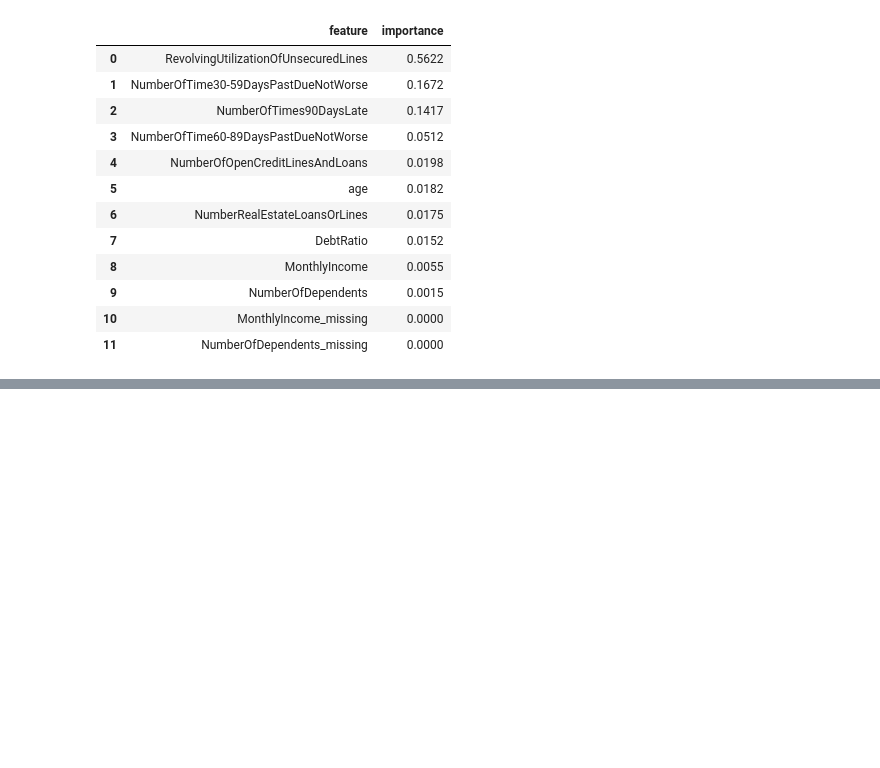
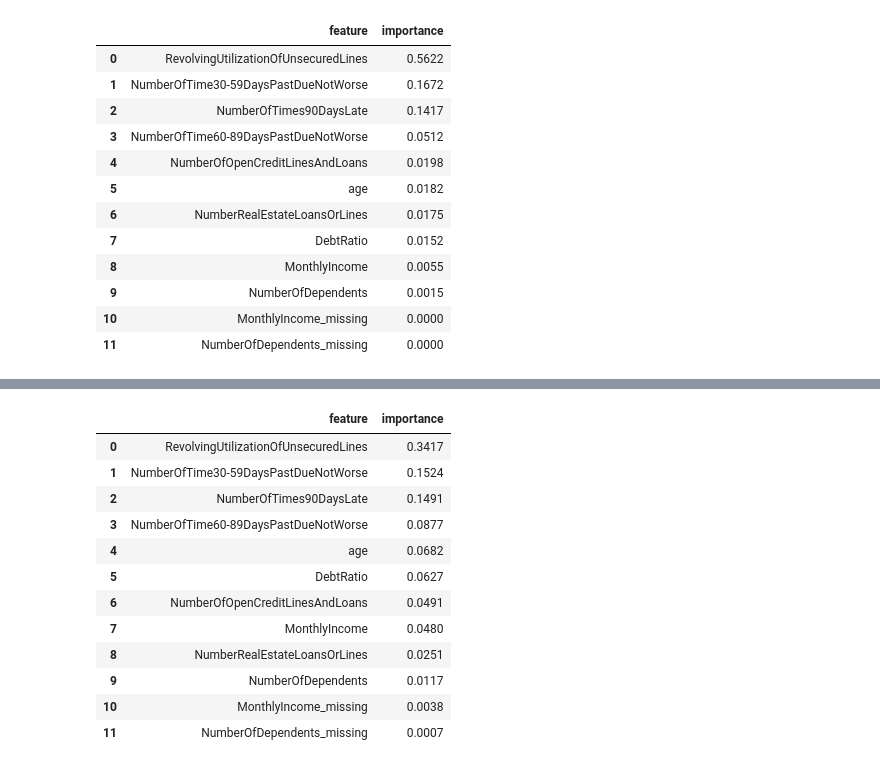
Before and after one commit to stivanpashaliev/credit-risk-assessment, a Jupyter notebook: notebooks/03_modeling.ipynb, the cells around one changed output, grey strips where cells are left out. Cells and saved outputs as stored; diff of their text form; code cells hidden in the pictures; blank space fills up the shorter version.

```diff
--- a/notebooks/03_modeling.ipynb
+++ b/notebooks/03_modeling.ipynb
@@ -424,0 +478,27 @@ dt_importance
+# %%
+rf_param_dist = {
+    "n_estimators": [200, 300, 400],
+    "max_depth": [6, 10, 14, None],
+    "max_features": ["sqrt", "log2", 0.3],
+    "min_samples_leaf": randint(1, 30),
+}
+
+rf_search = RandomizedSearchCV(
+    RandomForestClassifier(
+        class_weight="balanced_subsample",
+        n_jobs=-1, random_state=RANDOM_STATE,
+    ),
+    rf_param_dist,
+    n_iter=15,
+    scoring="roc_auc", cv=cv, n_jobs=-1,
+    random_state=RANDOM_STATE, refit=True,
+)
+rf_search.fit(X_train, y_train)
+
+best_rf = rf_search.best_estimator_
+cv_results["RandomForest (tuned)"] = (
+    rf_search.best_score_,
+    rf_search.cv_results_["std_test_score"][rf_search.best_index_],
+)
+print("Best params:", rf_search.best_params_)
+print(f"Best CV ROC-AUC: {rf_search.best_score_:.4f}")
@@ -424,0 +520,24 @@ dt_importance
+# %%
+rf_importance = (
+    pd.DataFrame({
+        "feature": X_train.columns,
+        "importance": best_rf.feature_importances_,
+    })
+    .sort_values("importance", ascending=False)
+    .reset_index(drop=True)
+)
+rf_importance
+# %% [output]
+|  | feature | importance |
+| 0 | RevolvingUtilizationOfUnsecuredLines | 0.3417 |
+| 1 | NumberOfTime30-59DaysPastDueNotWorse | 0.1524 |
+| 2 | NumberOfTimes90DaysLate | 0.1491 |
+| 3 | NumberOfTime60-89DaysPastDueNotWorse | 0.0877 |
+| 4 | age | 0.0682 |
+| 5 | DebtRatio | 0.0627 |
+| 6 | NumberOfOpenCreditLinesAndLoans | 0.0491 |
+| 7 | MonthlyIncome | 0.0480 |
+| 8 | NumberRealEstateLoansOrLines | 0.0251 |
+| 9 | NumberOfDependents | 0.0117 |
+| 10 | MonthlyIncome_missing | 0.0038 |
+| 11 | NumberOfDependents_missing | 0.0007 |
```
Also changed, not shown: parts of 14 cells of this notebook.
